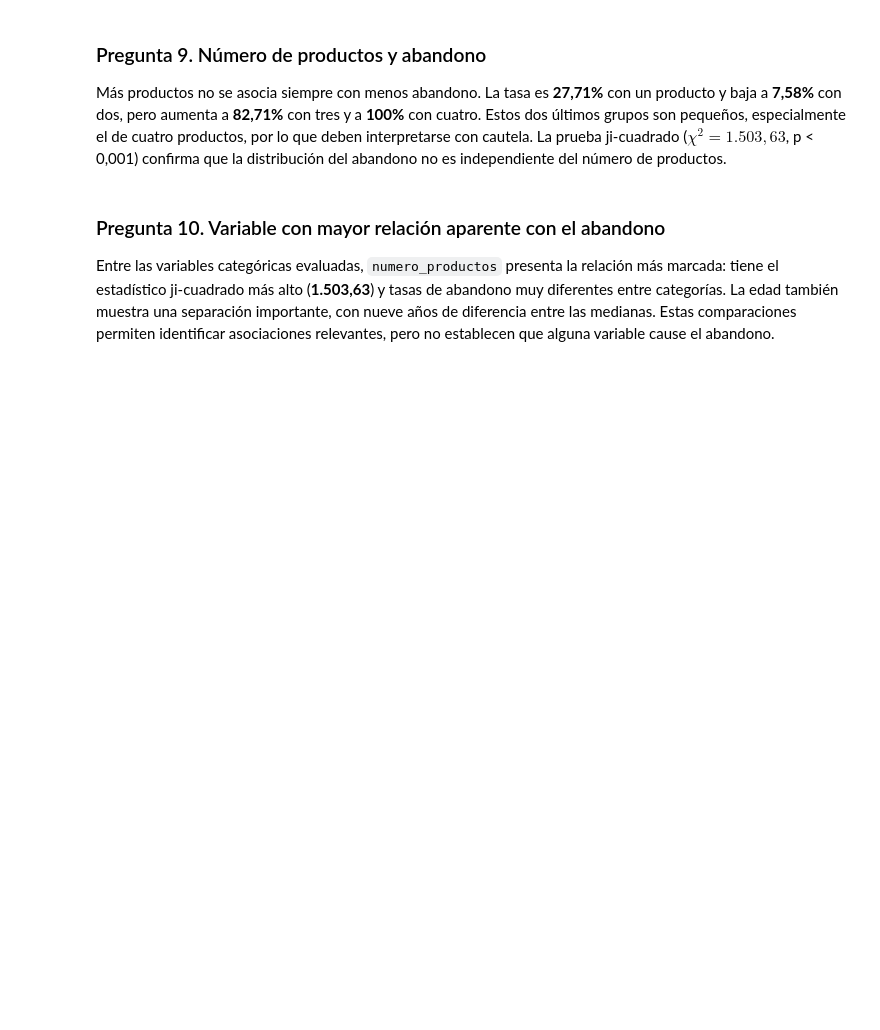
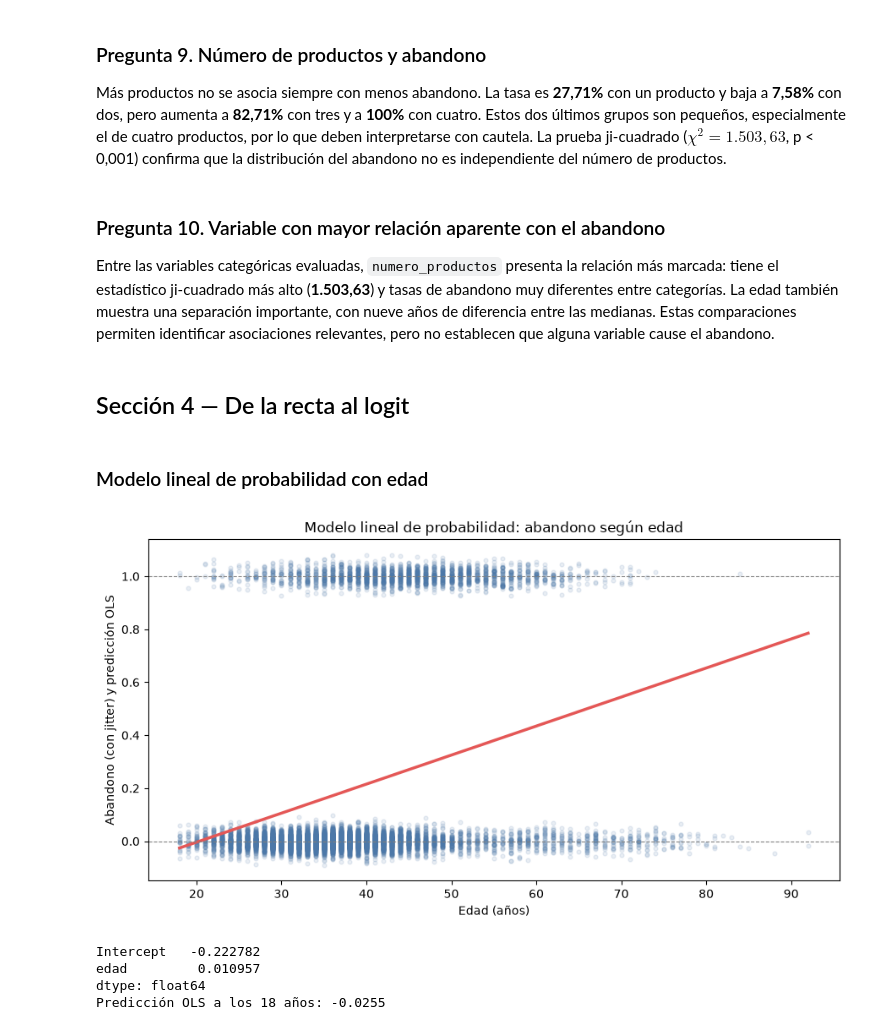
Before and after one commit to martinfgaleano-crypto/Taller_Regresion_Logistica, a Jupyter notebook: Taller_Abandono_Producto_Financiero.ipynb, the cells around one changed output. Saved outputs shown, nothing was run; the diff lists cells and outputs as text; code cells hidden in the pictures; blank space fills up the shorter version.

Commit message:
Punto 4: de la recta al logit

```diff
--- a/Taller_Abandono_Producto_Financiero.ipynb
+++ b/Taller_Abandono_Producto_Financiero.ipynb
@@ -432,3 +432,35 @@ Más productos no se asocia siempre con menos abandono. La tasa es **27,71%** co
 ### Pregunta 10. Variable con mayor relación aparente con el abandono
 
 Entre las variables categóricas evaluadas, `numero_productos` presenta la relación más marcada: tiene el estadístico ji-cuadrado más alto (**1.503,63**) y tasas de abandono muy diferentes entre categorías. La edad también muestra una separación importante, con nueve años de diferencia entre las medianas. Estas comparaciones permiten identificar asociaciones relevantes, pero no establecen que alguna variable cause el abandono.
+# %% [markdown]
+## Sección 4 — De la recta al logit
+# %% [markdown]
+### Modelo lineal de probabilidad con edad
+# %%
+modelo_ols_edad = smf.ols("abandono ~ edad", data=datos).fit()
+
+rejilla_edad = pd.DataFrame({
+    "edad": np.linspace(datos["edad"].min(), datos["edad"].max(), 300)
+})
+rng_jitter = np.random.default_rng(8)
+abandono_jitter = datos["abandono"] + rng_jitter.normal(0, 0.025, len(datos))
+
+plt.figure(figsize=(9, 5))
+plt.scatter(datos["edad"], abandono_jitter, alpha=0.12, s=12, color="#4C78A8")
+plt.plot(rejilla_edad["edad"], modelo_ols_edad.predict(rejilla_edad), color="#E45756", linewidth=2.5)
+plt.axhline(0, color="gray", linewidth=0.8, linestyle="--")
+plt.axhline(1, color="gray", linewidth=0.8, linestyle="--")
+plt.title("Modelo lineal de probabilidad: abandono según edad")
+plt.xlabel("Edad (años)")
+plt.ylabel("Abandono (con jitter) y predicción OLS")
+plt.tight_layout()
+plt.show()
+
+print(modelo_ols_edad.params)
+print("Predicción OLS a los 18 años:", round(float(modelo_ols_edad.predict(pd.DataFrame({"edad": [18]})).iloc[0]), 4))
+# %% [output]
+[figure, added]
+Intercept   -0.222782
+edad         0.010957
+dtype: float64
+Predicción OLS a los 18 años: -0.0255
```
Also changed, not shown: parts of 6 cells of this notebook.
